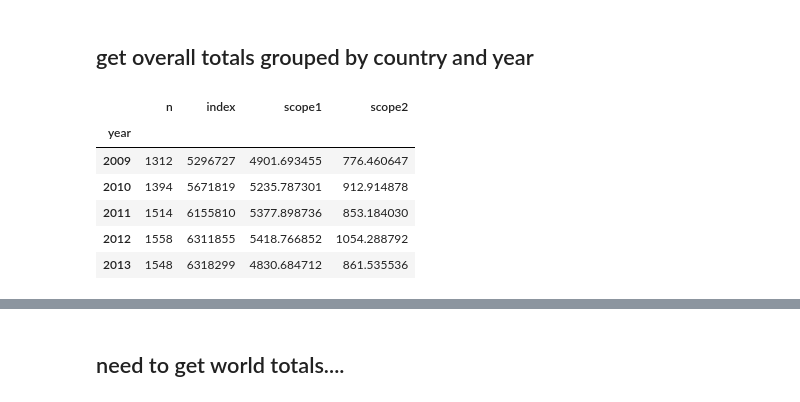
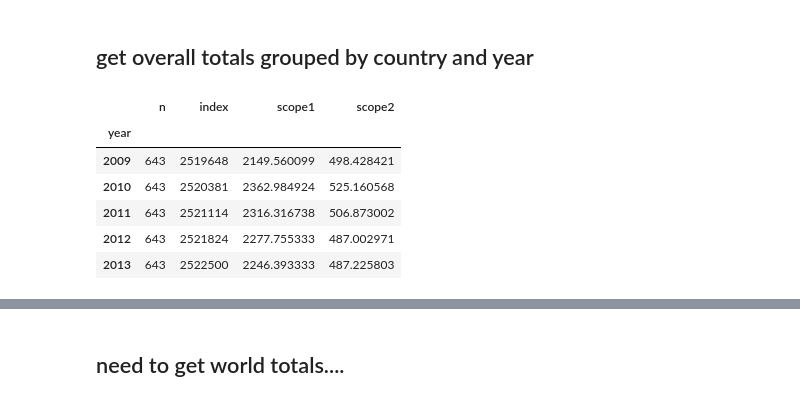
Before and after one commit to mirthbottle/ghg, a Jupyter notebook: abs emissions.ipynb, the cells around one changed output, grey strips where cells are left out. Saved outputs shown, nothing was run; the diff lists cells and outputs as text; code cells hidden in the pictures.

```diff
--- a/abs emissions.ipynb
+++ b/abs emissions.ipynb
@@ -126,33 +126,33 @@ len(world)
 # %%
 # need scopeg to get counts and totals
 # screen out 2008
-sc = scopes12_complete.reset_index().set_index("Organisation")
+sc = scopes12_complete5.reset_index().set_index("Organisation")
 sc = sc[sc["year"].isin(range(2009,2014))]
 scopeg = sc.groupby("year")
 # %%
 # get the counts
 d = scopeg.describe()
 d = d.reset_index()
-scope12_dis = d[d["level_1"]=="count"][["year", "scope1"]]
-scope12_dis.rename(columns={"scope1": "n"}, inplace=True)
+scope12_dis5 = d[d["level_1"]=="count"][["year", "scope1"]]
+scope12_dis5.rename(columns={"scope1": "n"}, inplace=True)
 # %%
 t = scopeg.sum().reset_index() # .rename(columns={"scope1": "totaltons"})
 t.set_index("year", inplace=True)
 # tons to Mt CO2e
 t["scope1"] = t["scope1"]/1000000
 t["scope2"] = t["scope2"]/1000000
-scope12_dis.set_index("year", inplace=True)
-scope12_dis = scope12_dis.join(t)
+scope12_dis5.set_index("year", inplace=True)
+scope12_dis5 = scope12_dis5.join(t)
-# %%
-scope12_dis
-# %% [output]
-|  | n | index | scope1 | scope2 |
-| year |  |  |  |  |
-| 2009 | 1312 | 5296727 | 4901.693455 | 776.460647 |
-| 2010 | 1394 | 5671819 | 5235.787301 | 912.914878 |
-| 2011 | 1514 | 6155810 | 5377.898736 | 853.184030 |
-| 2012 | 1558 | 6311855 | 5418.766852 | 1054.288792 |
-| 2013 | 1548 | 6318299 | 4830.684712 | 861.535536 |
+# %%
+scope12_dis5
+# %% [output]
+|  | n | index | scope1 | scope2 |
+| year |  |  |  |  |
+| 2009 | 643 | 2519648 | 2149.560099 | 498.428421 |
+| 2010 | 643 | 2520381 | 2362.984924 | 525.160568 |
+| 2011 | 643 | 2521114 | 2316.316738 | 506.873002 |
+| 2012 | 643 | 2521824 | 2277.755333 | 487.002971 |
+| 2013 | 643 | 2522500 | 2246.393333 | 487.225803 |
 # %%
 scope12_dis.to_pickle("../CDPdata/2010to2014scope12disclosure.pkl")
 # %%
```
Also changed, not shown: parts of 12 cells of this notebook, 5 other files.
